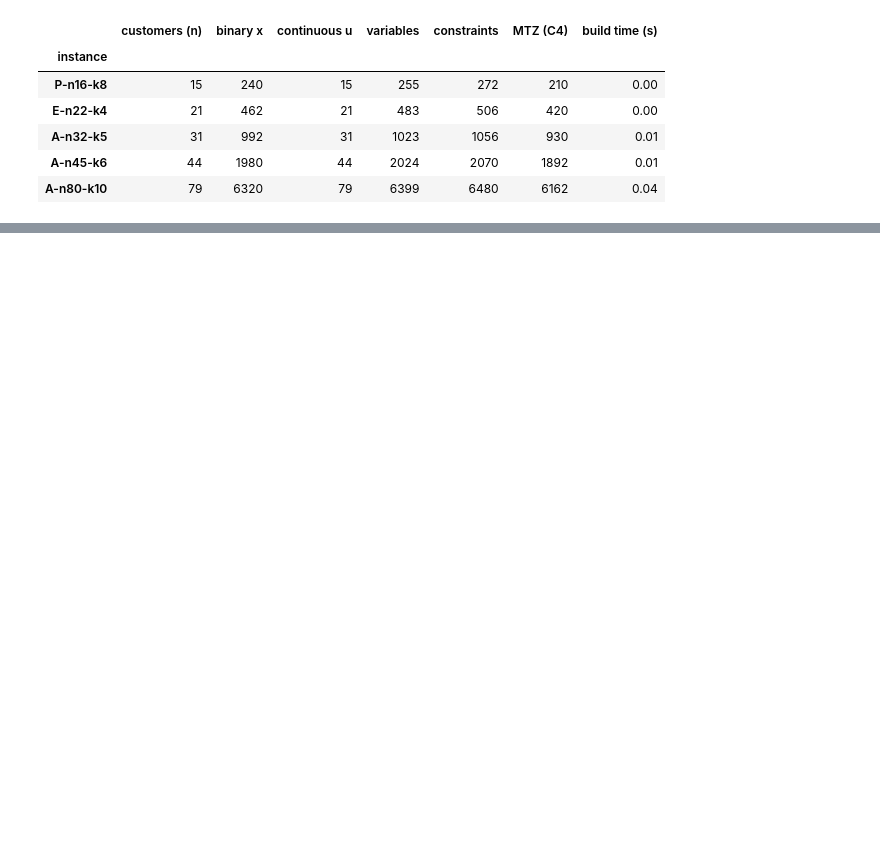
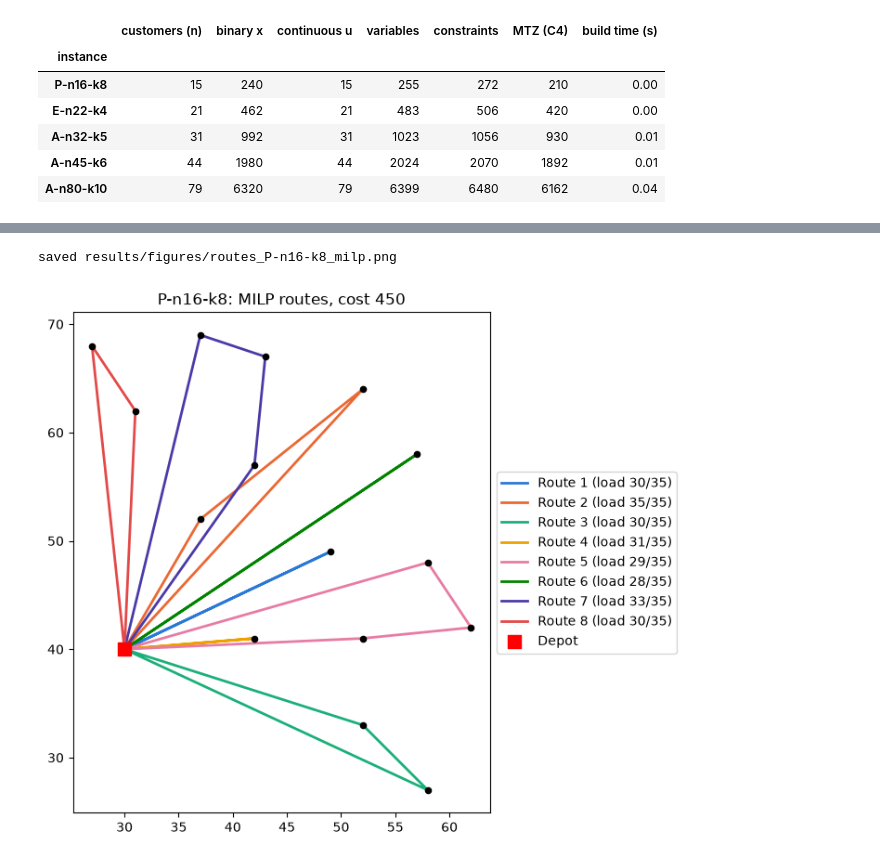
Before and after one commit to nisalgangana/optimization-assignment-cvrp, a Jupyter notebook: notebooks/main.ipynb, the cells around one changed output, grey strips where cells are left out. Drawn from its saved outputs; the diff is of its cells as text; code cells hidden in the pictures; blank space fills up the shorter version.

Commit message:
feat: add MILP results, comparison and conclusion to main notebook

```diff
--- a/notebooks/main.ipynb
+++ b/notebooks/main.ipynb
@@ -152,0 +121,5 @@ whose size grows much faster than the model itself.
+# %%
+p_inst = instances["P-n16-k8"]
+p_sol = solve(p_inst, time_limit=120)
+print(common.describe(p_inst, p_sol))
+print(f"  lower bound = {p_sol.bound}")
@@ -152,0 +139,5 @@ whose size grows much faster than the model itself.
+# %%
+fig = plot_routes(p_inst, p_sol)
+# %% [output]
+saved results/figures/routes_P-n16-k8_milp.png
+[figure, added]
```
Also changed, not shown: parts of 19 cells of this notebook, 1 other file.
